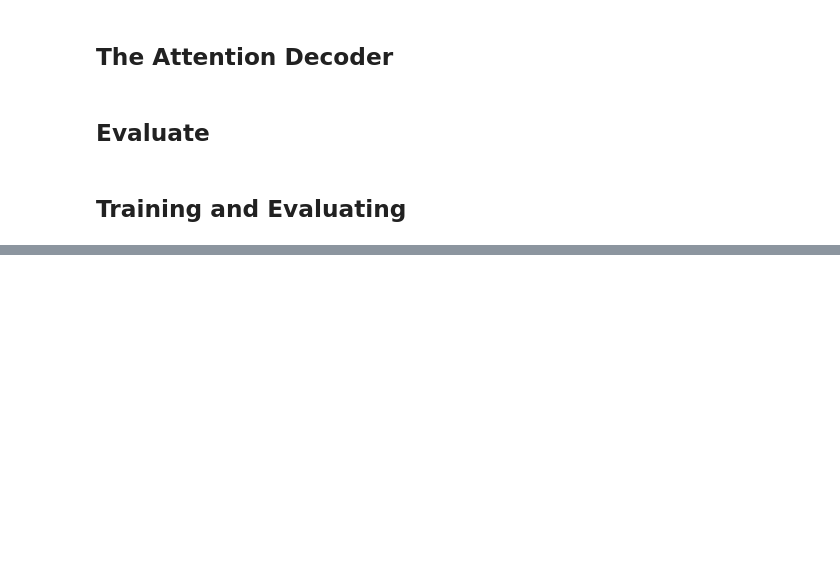
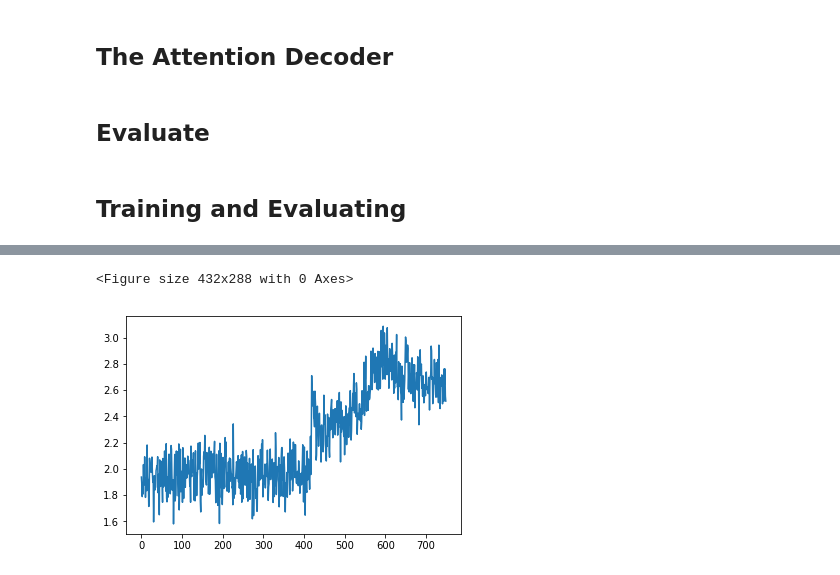
Before and after one commit to pedrodiamel/pytorch-paraphraser, a Jupyter notebook: books/translate_por.ipynb, the cells around one changed output, grey strips where cells are left out. Saved outputs shown, nothing was run; the diff lists cells and outputs as text; code cells hidden in the pictures; blank space fills up the shorter version.

```diff
--- a/books/translate_por.ipynb
+++ b/books/translate_por.ipynb
@@ -424,2 +446,7 @@ KeyboardInterrupt:
+# %%
+showPlot(plot_losses)
+# %% [output]
+<Figure size 432x288 with 0 Axes>
+[figure, added]
 # %%
 evaluateRandomly(encoder1, attn_decoder1)
```
Also changed, not shown: parts of 7 cells of this notebook, 2 other files.
